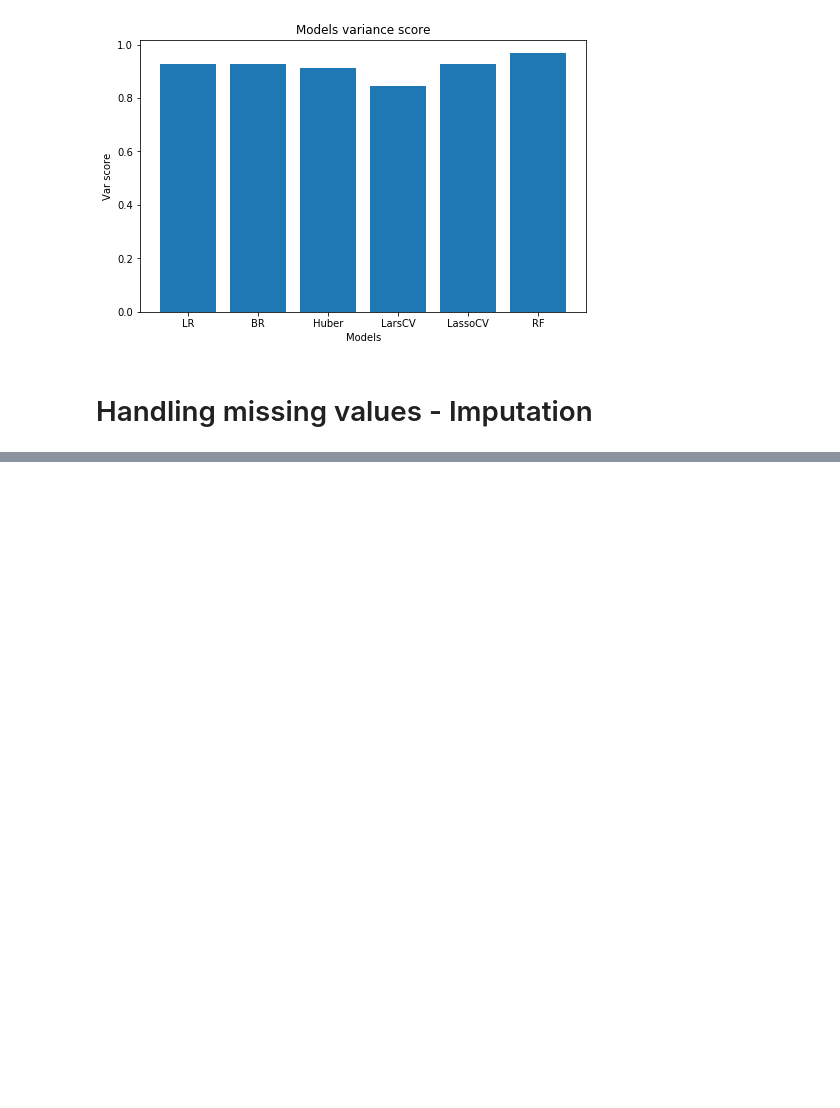
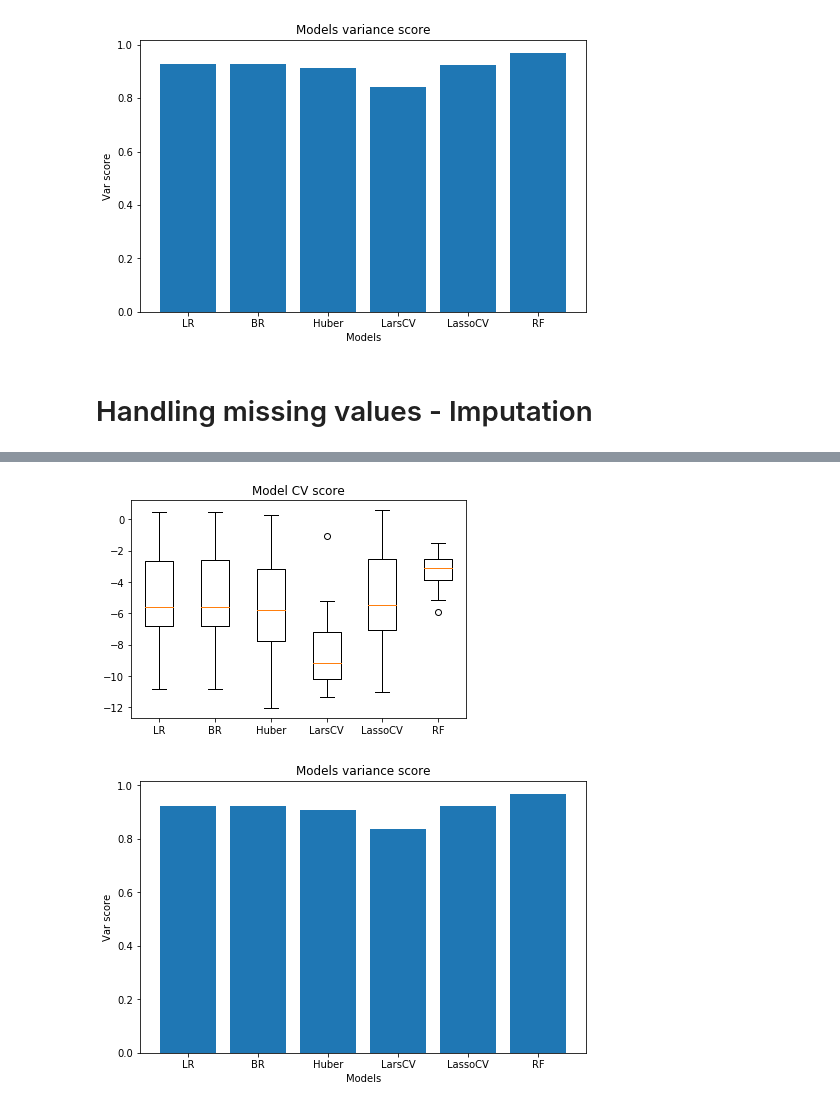
Before and after one commit to shobhitshah/fifa19-player-stats, a Jupyter notebook: scripts/fifa19_ml2.ipynb, the cells around one changed output, grey strips where cells are left out. Cells and saved outputs as stored; diff of their text form; code cells hidden in the pictures; blank space fills up the shorter version.

```diff
--- a/scripts/fifa19_ml2.ipynb
+++ b/scripts/fifa19_ml2.ipynb
@@ -215,0 +183,13 @@ ValueError: The truth value of a Series is ambiguous. Use a.empty, a.bool(), a.i
+# %%
+X = train[features].copy()
+y = train.overall.copy()
+#X.columns[X.isnull().any()]
+#cols_with_missing = (col for col in X.columns if X[col].isnull().any())
+cols_with_missing = X.columns[X.isnull().any()].tolist()
+# %%
+# make new columns indicating what will be imputed
+for c in cols_with_missing:
+    X[c + '_was_missing'] = X[c].isnull()
+    #print(X[c].isnull().head())
+
+results = imputation_cv(models, X, y)
@@ -215,0 +210,6 @@ ValueError: The truth value of a Series is ambiguous. Use a.empty, a.bool(), a.i
+# %%
+results=np.array(results)
+status = model_validation(results)
+# %% [output]
+[figure, added]
+[figure, added]
```
Also changed, not shown: parts of 14 cells of this notebook.
